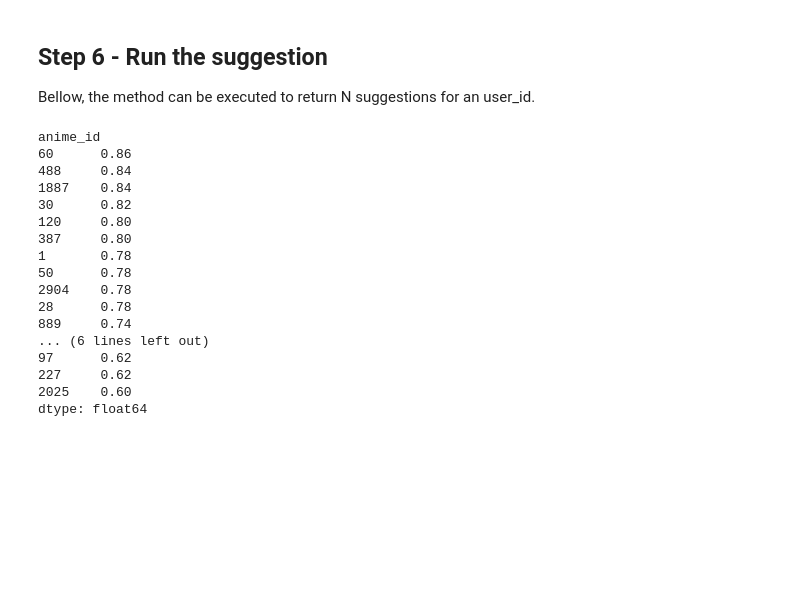
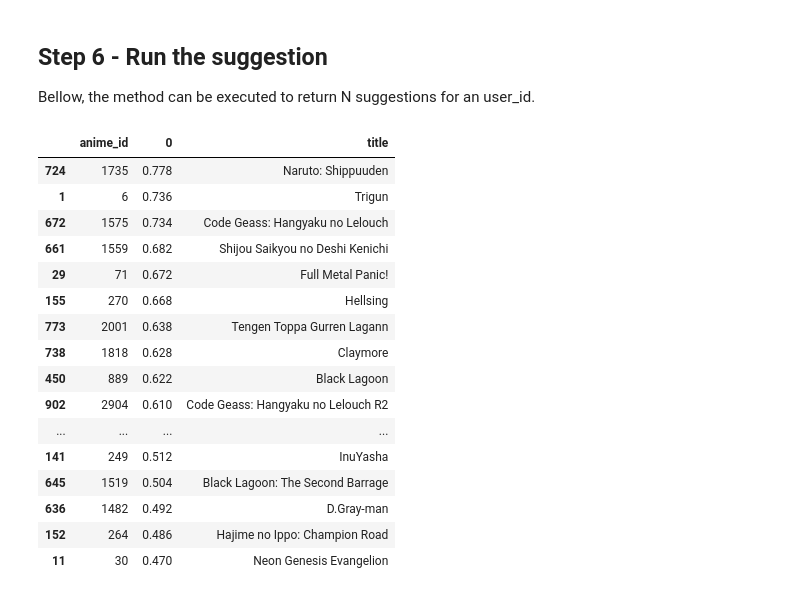
Before and after one commit to ulissesjnr/AInime-suggestions, a Jupyter notebook: cosine_similarity.ipynb, the cells around one changed output. Cells and saved outputs as stored; diff of their text form; code cells hidden in the pictures; blank space fills up the shorter version.

Commit message:
cosine_similarity bonus features

```diff
--- a/cosine_similarity.ipynb
+++ b/cosine_similarity.ipynb
@@ -200,7 +202,7 @@ similarity_matrix = create_similarity_matrix(user_anime_matrix)
 
 Bellow, there is the definition of the functions used to get similar uses and, afterwards, an anime suggestion list, for an user_id
 # %%
-def get_similar_users(user_id: int, top_n: int=5) -> list:
+def get_similar_users(user_id: int, top_n: int=50) -> list:
     """Get a list with N most-similar users
     Args:
         user_id: int id belonged by the user
@@ -227,28 +229,32 @@ def suggest_anime(user_id, top_n=10):
     watched_anime = user_anime_matrix.loc[user_id]
     non_watched_anime = average_ratings[watched_anime == 0]
 
-    return non_watched_anime.sort_values(ascending=False).head(top_n)
+    anime = pd.read_csv(f"{datasets_folder_path}/{anime_file_name}")
+    non_watched_anime = non_watched_anime.reset_index()
+    non_watched_anime = non_watched_anime.merge(anime[["anime_id","title"]], on="anime_id", how="left")
+
+    return non_watched_anime.sort_values(by=non_watched_anime.columns[1], ascending=False).head(top_n)
 # %% [markdown]
 ## Step 6 - Run the suggestion
 
 Bellow, the method can be executed to return N suggestions for an user_id.
 # %%
-suggest_anime(user_id=66, top_n=20)
+suggest_anime(user_id=120, top_n=20)
 # %% [output]
-anime_id
-60      0.86
-488     0.84
-1887    0.84
-30      0.82
-120     0.80
-387     0.80
-1       0.78
-50      0.78
-2904    0.78
-28      0.78
-889     0.74
-... (6 lines left out)
-97      0.62
-227     0.62
-2025    0.60
-dtype: float64
+|  | anime_id | 0 | title |
+| 724 | 1735 | 0.778 | Naruto: Shippuuden |
+| 1 | 6 | 0.736 | Trigun |
+| 672 | 1575 | 0.734 | Code Geass: Hangyaku no Lelouch |
+| 661 | 1559 | 0.682 | Shijou Saikyou no Deshi Kenichi |
+| 29 | 71 | 0.672 | Full Metal Panic! |
+| 155 | 270 | 0.668 | Hellsing |
+| 773 | 2001 | 0.638 | Tengen Toppa Gurren Lagann |
+| 738 | 1818 | 0.628 | Claymore |
+| 450 | 889 | 0.622 | Black Lagoon |
+| 902 | 2904 | 0.610 | Code Geass: Hangyaku no Lelouch R2 |
+| ... | ... | ... | ... |
+| 141 | 249 | 0.512 | InuYasha |
+| 645 | 1519 | 0.504 | Black Lagoon: The Second Barrage |
+| 636 | 1482 | 0.492 | D.Gray-man |
+| 152 | 264 | 0.486 | Hajime no Ippo: Champion Road |
+| 11 | 30 | 0.470 | Neon Genesis Evangelion |
```
Also changed, not shown: parts of 7 cells of this notebook, 2 other files.
